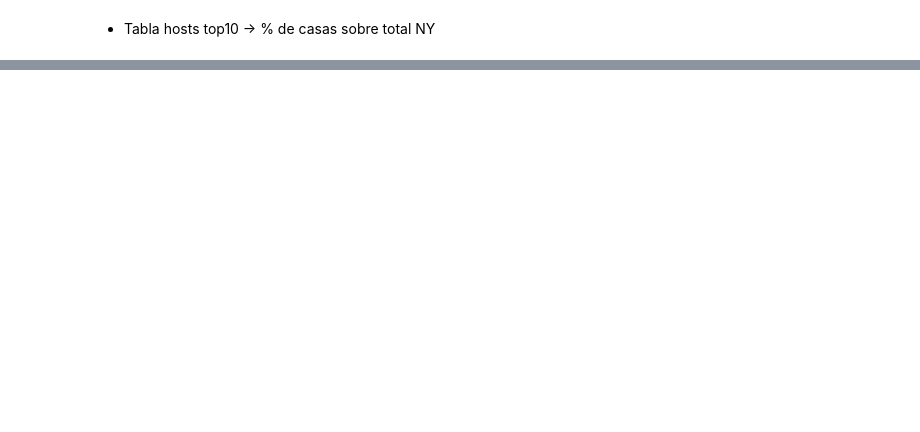
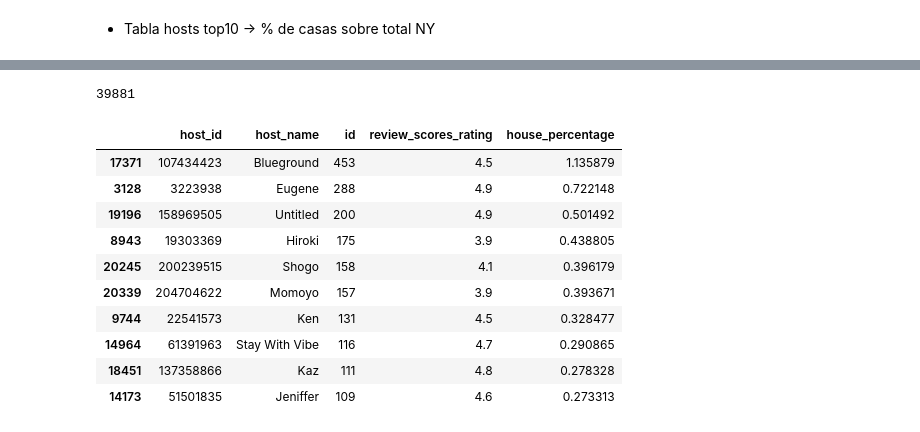
Before and after one commit to Divasson/VisualizacionDatosAirBnB, a Jupyter notebook: Dash/graphs/dash_graphs_info.ipynb, the cells around one changed output, grey strips where cells are left out. Saved outputs shown, nothing was run; the diff lists cells and outputs as text; code cells hidden in the pictures; blank space fills up the shorter version.

```diff
--- a/Dash/graphs/dash_graphs_info.ipynb
+++ b/Dash/graphs/dash_graphs_info.ipynb
@@ -329,2 +395,6 @@ fig.show()
 # %% [markdown]
    * Tabla hosts top10 → % de casas sobre total NY
+# %%
+# TOP 10 HOSTS CON EL MAYOR NÚMERO DE AIRBNB EN NY
+hosts_df = listings_total_data.groupby(['host_id', 'host_name']).aggregate({'id':'nunique', 'review_scores_rating':'mean'}).round(1).reset_index()
+hosts_df.sort_values(by='id', ascending=False).head(10)
@@ -330,0 +428,22 @@ fig.show()
+# %%
+# calculo todas las casas diferentes que hay en NY en Airbnb
+total_houses_NY = listings_total_data['id'].nunique()
+total_houses_NY
+# %% [output]
+39881
+# %%
+# creo la variable que representa el % de casas que tiene el host
+hosts_df["house_percentage"] = hosts_df['id']/total_houses_NY*100
+hosts_df.sort_values(by='house_percentage', ascending=False).head(10)
+# %% [output]
+|  | host_id | host_name | id | review_scores_rating | house_percentage |
+| 17371 | 107434423 | Blueground | 453 | 4.5 | 1.135879 |
+| 3128 | 3223938 | Eugene | 288 | 4.9 | 0.722148 |
+| 19196 | 158969505 | Untitled | 200 | 4.9 | 0.501492 |
+| 8943 | 19303369 | Hiroki | 175 | 3.9 | 0.438805 |
+| 20245 | 200239515 | Shogo | 158 | 4.1 | 0.396179 |
+| 20339 | 204704622 | Momoyo | 157 | 3.9 | 0.393671 |
+| 9744 | 22541573 | Ken | 131 | 4.5 | 0.328477 |
+| 14964 | 61391963 | Stay With Vibe | 116 | 4.7 | 0.290865 |
+| 18451 | 137358866 | Kaz | 111 | 4.8 | 0.278328 |
+| 14173 | 51501835 | Jeniffer | 109 | 4.6 | 0.273313 |
```
Also changed, not shown: parts of 9 cells of this notebook.
